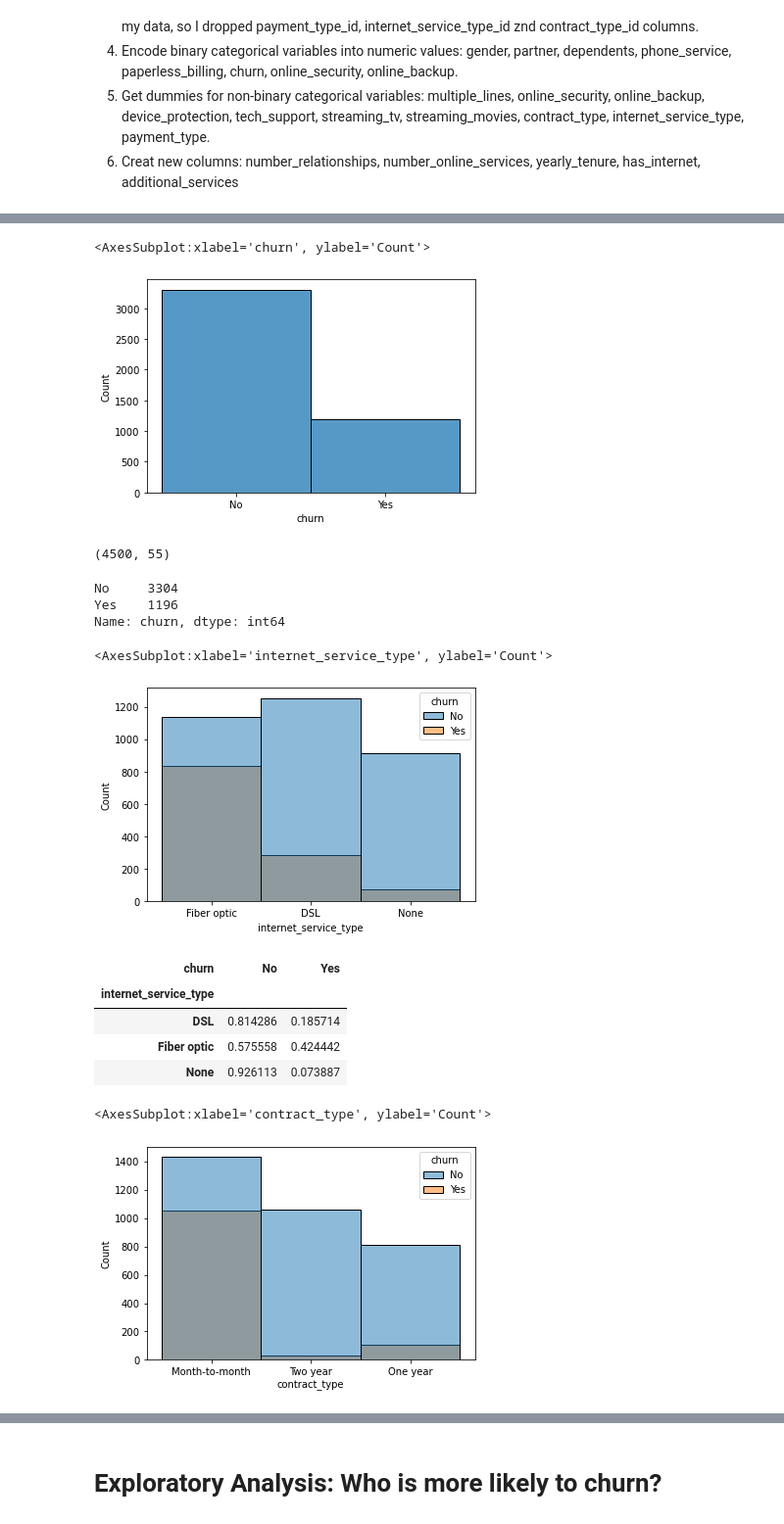
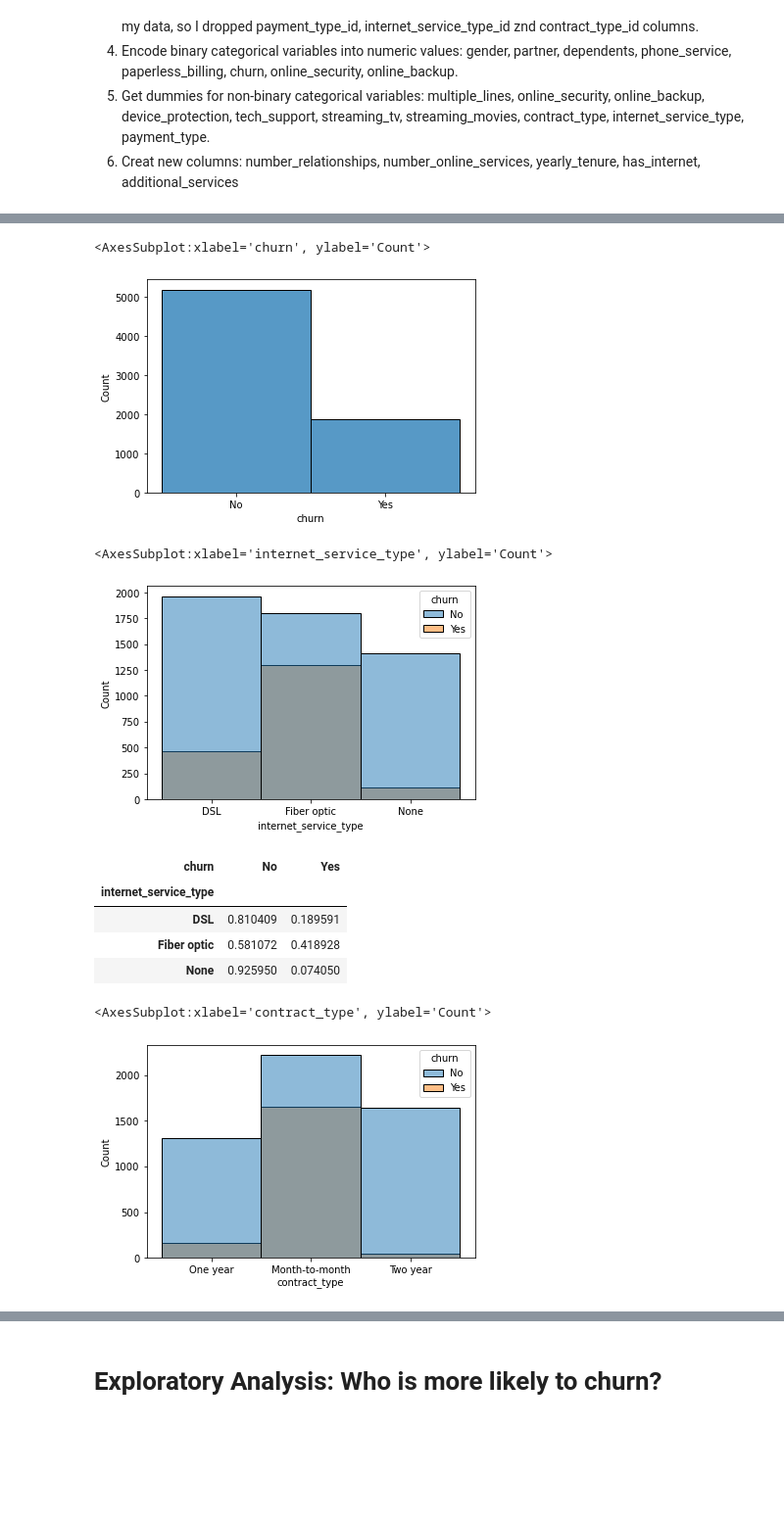
Before and after one commit to Chenchen070/classification_project_telco, a Jupyter notebook: telco_churn_report.ipynb, the cells around one changed output, grey strips where cells are left out. Shown at 98% size. Cells and saved outputs as stored; diff of their text form; code cells hidden in the pictures; blank space fills up the shorter version.

```diff
--- a/telco_churn_report.ipynb
+++ b/telco_churn_report.ipynb
@@ -66,38 +71,28 @@ import seaborn as sns
 import warnings
 warnings.filterwarnings("ignore")
 
-sns.histplot(train.churn)
+sns.histplot(df.churn)
 # %% [output]
 <AxesSubplot:xlabel='churn', ylabel='Count'>
-[figure, old version]
+[figure, new version]
-# %%
-train.shape
-# %% [output]
-(4500, 55)
-# %%
-train.churn.value_counts()
-# %% [output]
-No     3304
-Yes    1196
-Name: churn, dtype: int64
 # %%
 # churn by service type
-sns.histplot(data = train, x = 'internet_service_type', hue = 'churn')
+sns.histplot(data = df, x = 'internet_service_type', hue = 'churn')
 # %% [output]
 <AxesSubplot:xlabel='internet_service_type', ylabel='Count'>
-[figure, old version]
+[figure, new version]
 # %%
-pd.crosstab(train.internet_service_type, train.churn, normalize = 'index')
+pd.crosstab(df.internet_service_type, df.churn, normalize = 'index')
 # %% [output]
 | churn | No | Yes |
 | internet_service_type |  |  |
-| DSL | 0.814286 | 0.185714 |
-| Fiber optic | 0.575558 | 0.424442 |
-| None | 0.926113 | 0.073887 |
+| DSL | 0.810409 | 0.189591 |
+| Fiber optic | 0.581072 | 0.418928 |
+| None | 0.925950 | 0.074050 |
 # %%
 # churn by contract type
-sns.histplot(data = train, x = 'contract_type', hue = 'churn')
+sns.histplot(data = df, x = 'contract_type', hue = 'churn')
 # %% [output]
 <AxesSubplot:xlabel='contract_type', ylabel='Count'>
-[figure, old version]
+[figure, new version]
 # %%
```
Also changed, not shown: parts of 25 cells of this notebook.
